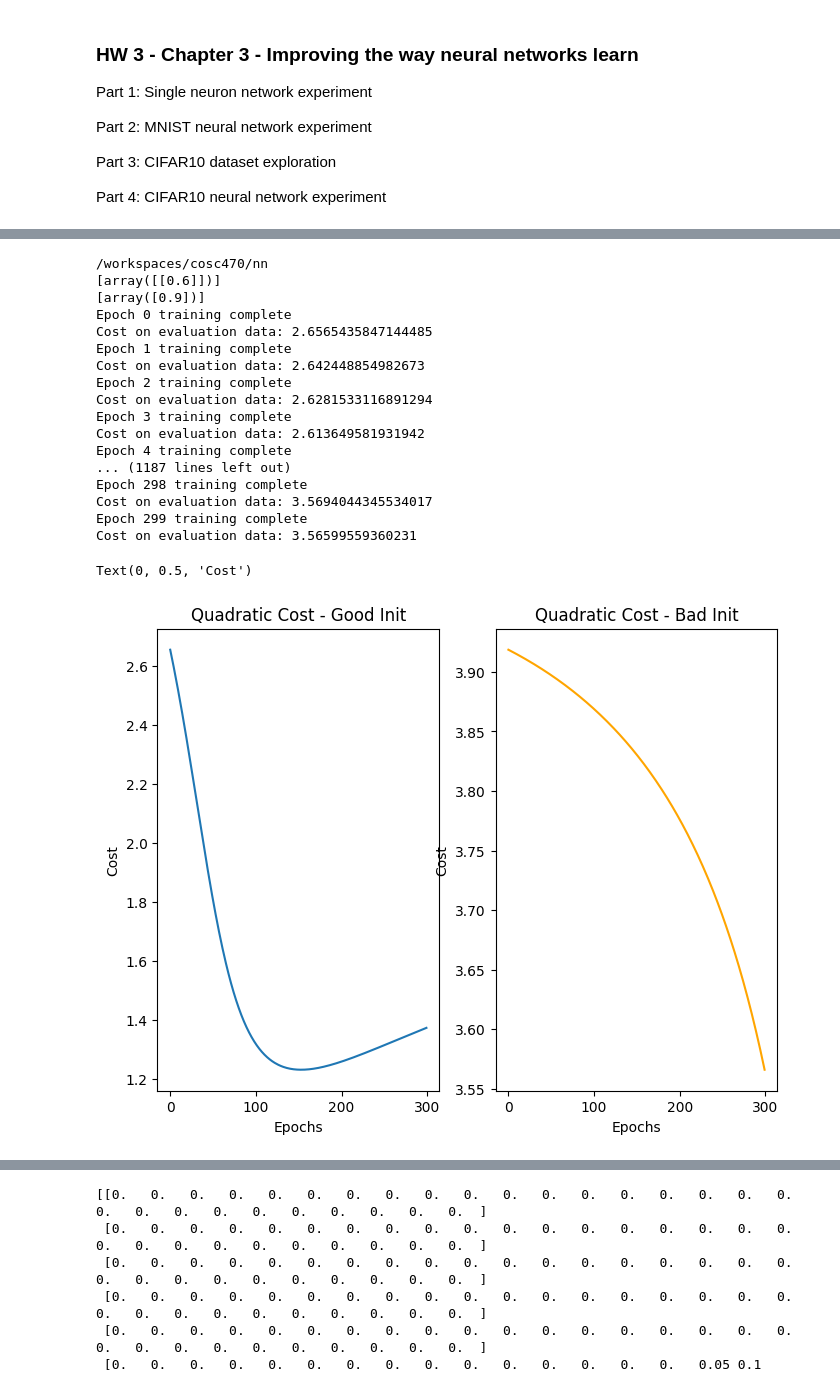
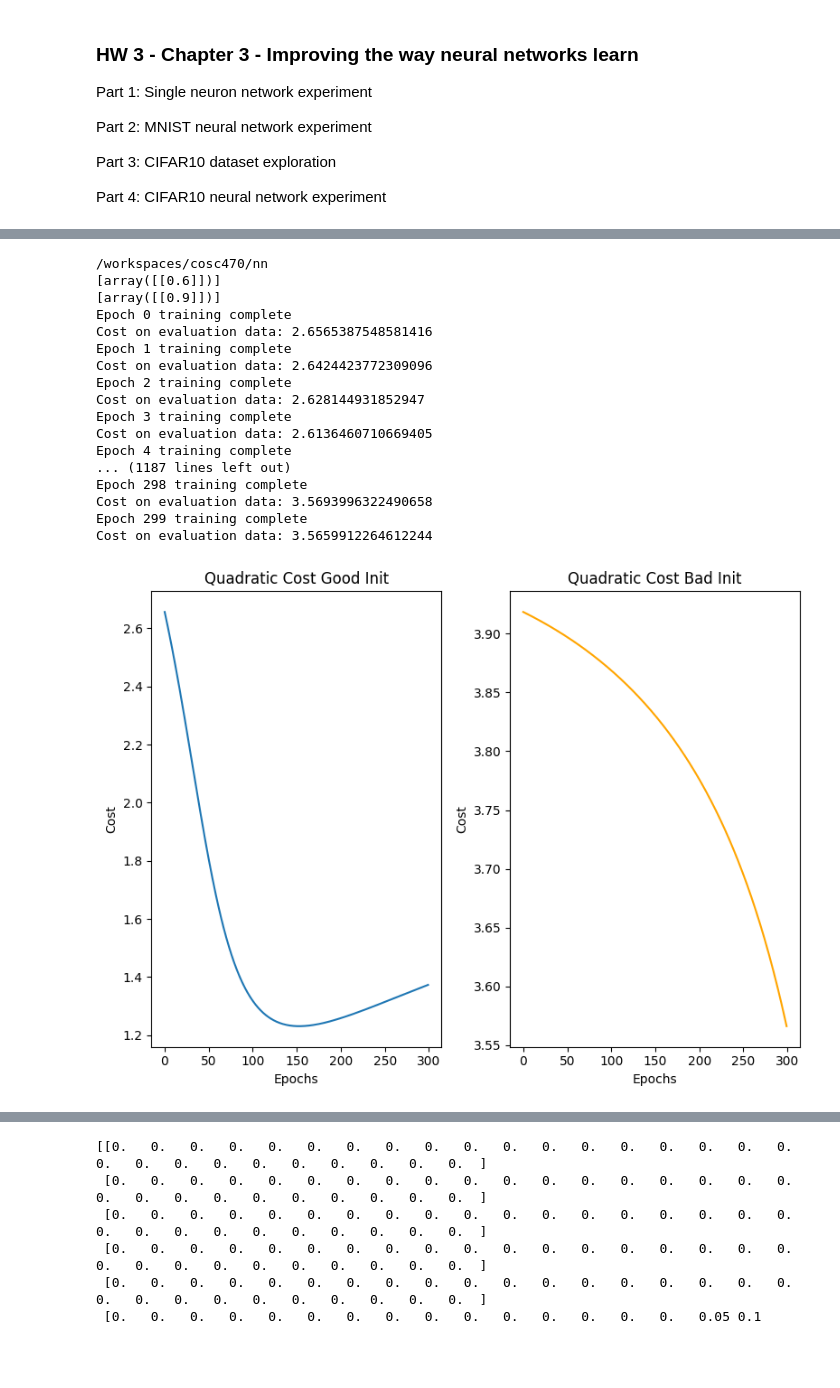
Before and after one commit to noahmb409/cosc470, a Jupyter notebook: notebooks/hw3.ipynb, the cells around one changed output, grey strips where cells are left out. Cells and saved outputs as stored; diff of their text form; code cells hidden in the pictures; blank space fills up the shorter version.

```diff
--- a/notebooks/hw3.ipynb
+++ b/notebooks/hw3.ipynb
@@ -42,7 +41,7 @@ test_data = [
     for i in range(100)
 ]
 net.weights = [np.array([[0.6]])]
-net.biases = [np.array([0.9])]
+net.biases = [np.array([[0.9]])]
 print(net.weights)
 print(net.biases)
 
@@ -50,43 +49,44 @@ print(net.biases)
 (eval_cost_quad_good, _, _, _) = net.SGD(training_data, 300, 10, 0.02, evaluation_data=test_data, monitor_evaluation_cost=True)
 
 net.weights = [np.array([[2.0]])]
-net.biases = [np.array([2.0])]
+net.biases = [np.array([[2.0]])]
 
 (eval_cost_quad_bad, _, _, _) = net.SGD(training_data, 300, 10, 0.02, evaluation_data=test_data, monitor_evaluation_cost=True)
 # %% [output]
 /workspaces/cosc470/nn
 [array([[0.6]])]
-[array([0.9])]
+[array([[0.9]])]
 Epoch 0 training complete
-Cost on evaluation data: 2.6565435847144485
+Cost on evaluation data: 2.6565387548581416
 Epoch 1 training complete
-Cost on evaluation data: 2.642448854982673
+Cost on evaluation data: 2.6424423772309096
 Epoch 2 training complete
-Cost on evaluation data: 2.6281533116891294
+Cost on evaluation data: 2.628144931852947
 Epoch 3 training complete
-Cost on evaluation data: 2.613649581931942
+Cost on evaluation data: 2.6136460710669405
 Epoch 4 training complete
 ... (1187 lines left out)
 Epoch 298 training complete
-Cost on evaluation data: 3.5694044345534017
+Cost on evaluation data: 3.5693996322490658
 Epoch 299 training complete
-Cost on evaluation data: 3.56599559360231
+Cost on evaluation data: 3.5659912264612244
 # %%
 import matplotlib.pyplot as plt
 fig, ax = plt.subplots(nrows=1, ncols=2, figsize=(8, 6))
 
-ax[0].plot(eval_cost_quad_good, label='Quadratic Cost - Good Init')
-ax[0].set_title('Quadratic Cost - Good Init')
+ax[0].plot(eval_cost_quad_good, label='Quadratic Cost Good Init')
+ax[0].set_title('Quadratic Cost Good Init')
 ax[0].set_xlabel('Epochs')
 ax[0].set_ylabel('Cost')
 
-ax[1].plot(eval_cost_quad_bad, label='Quadratic Cost - Bad Init', color='orange')
-ax[1].set_title('Quadratic Cost - Bad Init')
+ax[1].plot(eval_cost_quad_bad, label='Quadratic Cost Bad Init', color='orange')
+ax[1].set_title('Quadratic Cost Bad Init')
 ax[1].set_xlabel('Epochs')
 ax[1].set_ylabel('Cost')
+plt.tight_layout()
+plt.show()
 # %% [output]
-Text(0, 0.5, 'Cost')
-[figure, old version]
+[figure, new version]
 # %%
 # PART 1 - single neuron network with different activation functions
 %cd "/workspaces/cosc470/nn"
```
Also changed, not shown: parts of 9 cells of this notebook, 1 other file.
